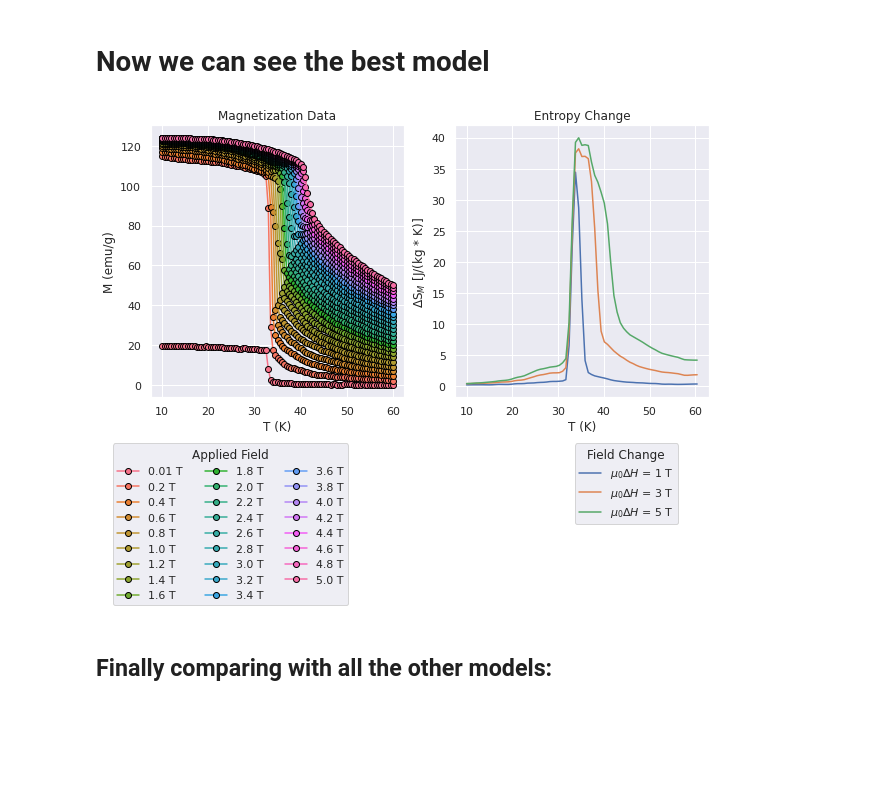
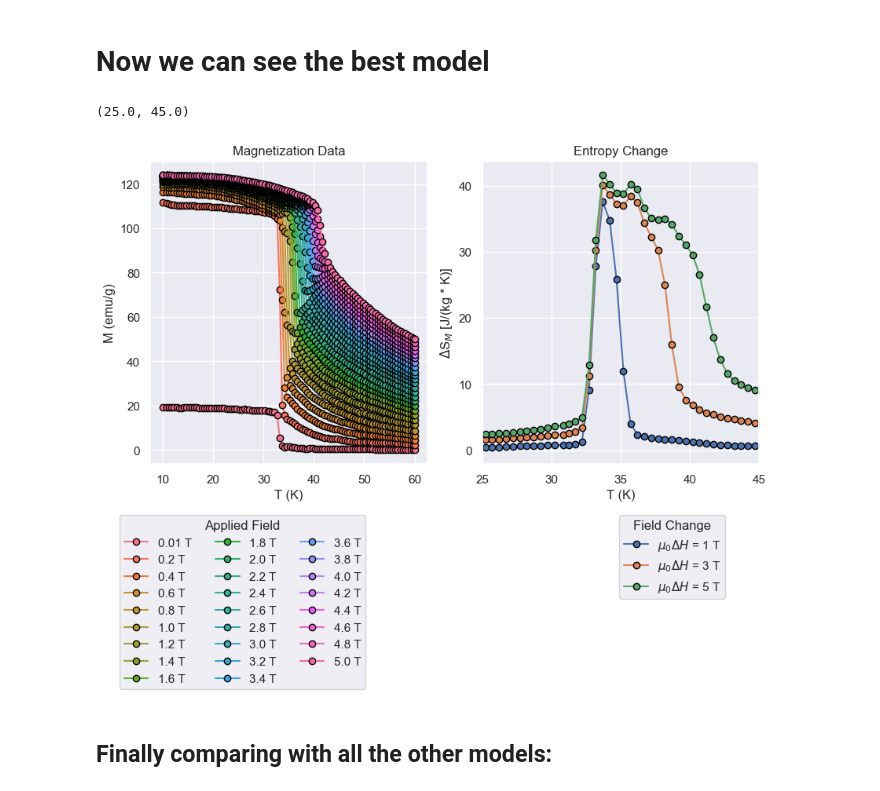
Before and after one commit to kensei-te/mat_interp, a Jupyter notebook: notebooks/Simulation Visualizaiton.ipynb, the cells around one changed output. Drawn from its saved outputs; the diff is of its cells as text; code cells hidden in the pictures; blank space fills up the shorter version.

```diff
--- a/notebooks/Simulation Visualizaiton.ipynb
+++ b/notebooks/Simulation Visualizaiton.ipynb
@@ -104 +98,17 @@ from mat_interp.model.viz_model import generate_data_mce
+# %%
+from mat_interp.model.viz_model import generate_data
+from mat_interp.utils.mce import interpolation_temperature
+
+# Fields to interpolate in Oe
+field_values = [100] + list(np.round(np.arange(2000, 50000 + 2000, 2000),2))
+# %%
+simulation_paramaters = {
+    "x1_name": "t",
+    "x2_name": "h",
+    "y_name": "m",
+    "x1_values": interpolation_temperature,
+    "x2_values": field_values,
+    "y_train": exp_df['Y_demo1'].to_numpy()
+
+}
 # %%
@@ -226,18 +237,19 @@ INFO:tensorflow:Assets written to: nn_search/modeltrial_17/assets
 # %% [markdown]
 # Now we can see the best model
 # %%
-SAVED_WEIGHTS = "nn_search/modeltrial_4/"# put corresponding number of trial of best model
+SAVED_WEIGHTS = "nn_search/modeltrial_28/"# put corresponding number of trial of best model
 model = tf.keras.models.load_model(SAVED_WEIGHTS)
-sim_data = generate_data_mce(model = model, start = 0.2, end = 5.0, step = 0.2)
+sim_data = generate_data(model=model,**simulation_paramaters)
 # otherwise, prepare a tidy pandas dataframe (X_predict), normalize them, then sim_data = model.predict(X_predict)
 new_model_entropy = plot_entropy_curve(data=sim_data,
                                        temperature_column="t",
                                        field_column="h",
                                        magnetization_column="m",
-                                       unstandarize=True,
                                        bbox_mag = (0.8, -0.15),
                                        n_cols=3,
                                        bbox_ds = (0.9, -0.15),
                                        return_entropy = True)
+plt.xlim([25,45])
 # %% [output]
+(25.0, 45.0)
-[figure, old version]
+[figure, new version]
```
Also changed, not shown: parts of 20 cells of this notebook.
